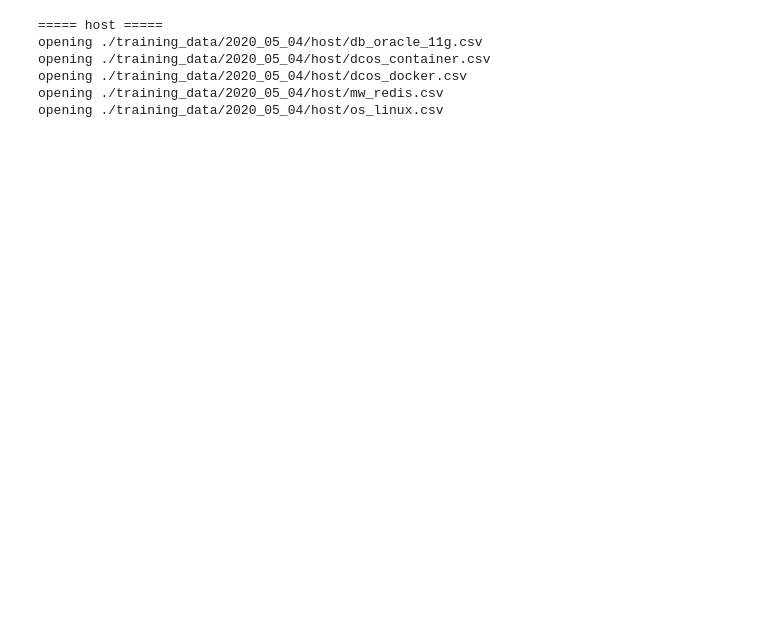
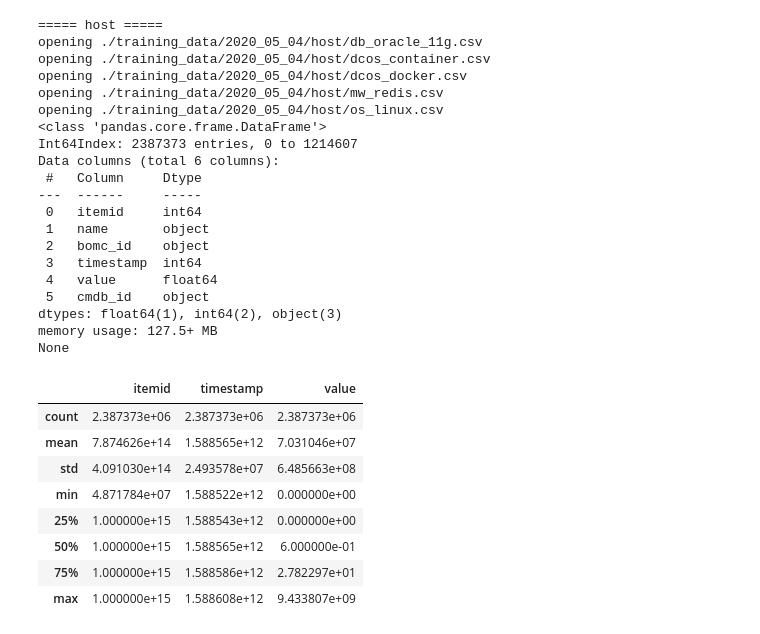
Before and after one commit to DANM-team/ANM-project, a Jupyter notebook: project.ipynb, the cells around one changed output. Saved outputs shown, nothing was run; the diff lists cells and outputs as text; code cells hidden in the pictures; blank space fills up the shorter version.

```diff
--- a/project.ipynb
+++ b/project.ipynb
@@ -19,23 +49,49 @@ opening ./training_data/2020_05_04/esb.csv
 # %%
 # host KPI
 print("{} host {}".format('='*5, '='*5))
 host_df_lst = []
 for s_name in ["db_oracle_11g", "dcos_container", "dcos_docker", "mw_redis", "os_linux"]:
     filename = "./training_data/2020_05_04/host/" + s_name + ".csv"
     print("opening {}".format(filename))
     temp_df = pd.read_csv(filename, header=0)
-    temp_df.rename(columns={'itemid': 'item_id'}) # rename columns so that is follows convention some_special_name
+    # temp_df.rename(columns={'itemid': 'item_id'}) # rename columns so that is follows convention some_special_name
     host_df_lst.append(temp_df)
 
 host_df = pd.concat(host_df_lst)
 print(host_df.info())
+host_df.describe()
+
+# NOTE: different itemid describes different KPIs (key performance index)
 # %% [output]
 ===== host =====
 opening ./training_data/2020_05_04/host/db_oracle_11g.csv
 opening ./training_data/2020_05_04/host/dcos_container.csv
 opening ./training_data/2020_05_04/host/dcos_docker.csv
 opening ./training_data/2020_05_04/host/mw_redis.csv
 opening ./training_data/2020_05_04/host/os_linux.csv
+<class 'pandas.core.frame.DataFrame'>
+Int64Index: 2387373 entries, 0 to 1214607
+Data columns (total 6 columns):
+ #   Column     Dtype
+---  ------     -----
+ 0   itemid     int64
+ 1   name       object
+ 2   bomc_id    object
+ 3   timestamp  int64
+ 4   value      float64
+ 5   cmdb_id    object
+dtypes: float64(1), int64(2), object(3)
+memory usage: 127.5+ MB
+None
+|  | itemid | timestamp | value |
+| count | 2.387373e+06 | 2.387373e+06 | 2.387373e+06 |
+| mean | 7.874626e+14 | 1.588565e+12 | 7.031046e+07 |
+| std | 4.091030e+14 | 2.493578e+07 | 6.485663e+08 |
+| min | 4.871784e+07 | 1.588522e+12 | 0.000000e+00 |
+| 25% | 1.000000e+15 | 1.588543e+12 | 0.000000e+00 |
+| 50% | 1.000000e+15 | 1.588565e+12 | 6.000000e-01 |
+| 75% | 1.000000e+15 | 1.588586e+12 | 2.782297e+01 |
+| max | 1.000000e+15 | 1.588608e+12 | 9.433807e+09 |
 # %%
 # trace
 print("{} trace {}".format('='*5, '='*5))
```
Also changed, not shown: parts of 9 cells of this notebook.
